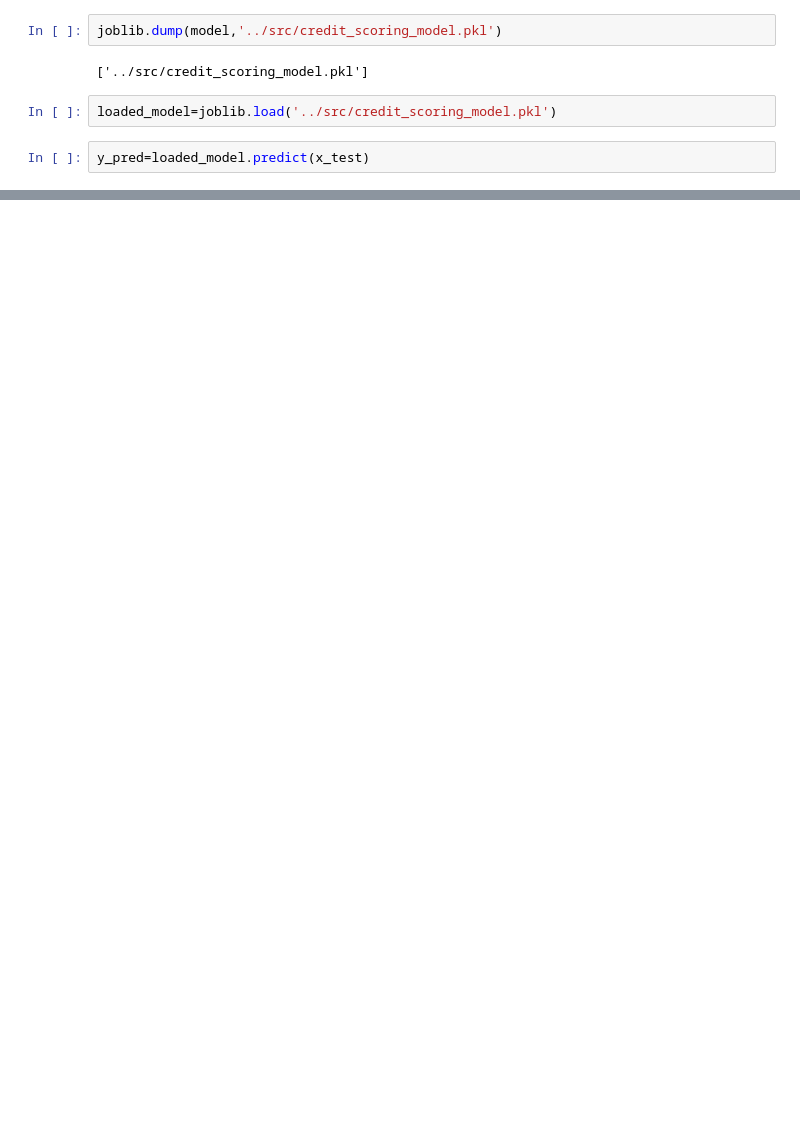
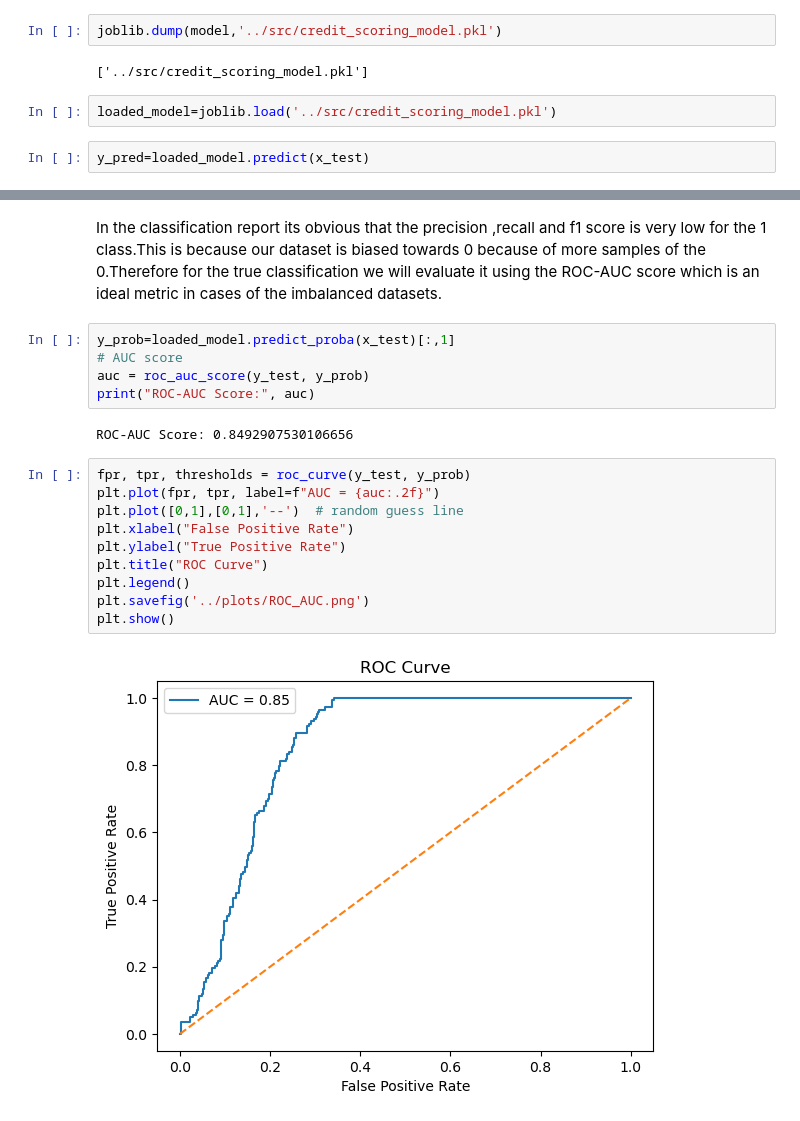
Before and after one commit to Fawas-Anayat/CodeAlpha_Credit_scoring_model, a Jupyter notebook: notebooks/model_training_and_evaluation.ipynb, the cells around one changed output, grey strips where cells are left out. Drawn from its saved outputs; the diff is of its cells as text; blank space fills up the shorter version.

```diff
--- a/notebooks/model_training_and_evaluation.ipynb
+++ b/notebooks/model_training_and_evaluation.ipynb
@@ -92,0 +106,21 @@ y_pred=loaded_model.predict(x_test)
+# %% [markdown]
+In the classification report its obvious that the precision ,recall and f1 score is very low for the 1 class.This is because our dataset is biased towards 0 because of more samples of the 0.Therefore for the true classification we will evaluate it using the ROC-AUC score which is an ideal metric in cases of the imbalanced datasets.
+# %%
+y_prob=loaded_model.predict_proba(x_test)[:,1]
+# AUC score
+auc = roc_auc_score(y_test, y_prob)
+print("ROC-AUC Score:", auc)
+# %% [output]
+ROC-AUC Score: 0.8492907530106656
+# %%
+fpr, tpr, thresholds = roc_curve(y_test, y_prob)
+plt.plot(fpr, tpr, label=f"AUC = {auc:.2f}")
+plt.plot([0,1],[0,1],'--')  # random guess line
+plt.xlabel("False Positive Rate")
+plt.ylabel("True Positive Rate")
+plt.title("ROC Curve")
+plt.legend()
+plt.savefig('../plots/ROC_AUC.png')
+plt.show()
+# %% [output]
+[figure, added]
```
Also changed, not shown: parts of 3 cells of this notebook, 7 other files.
